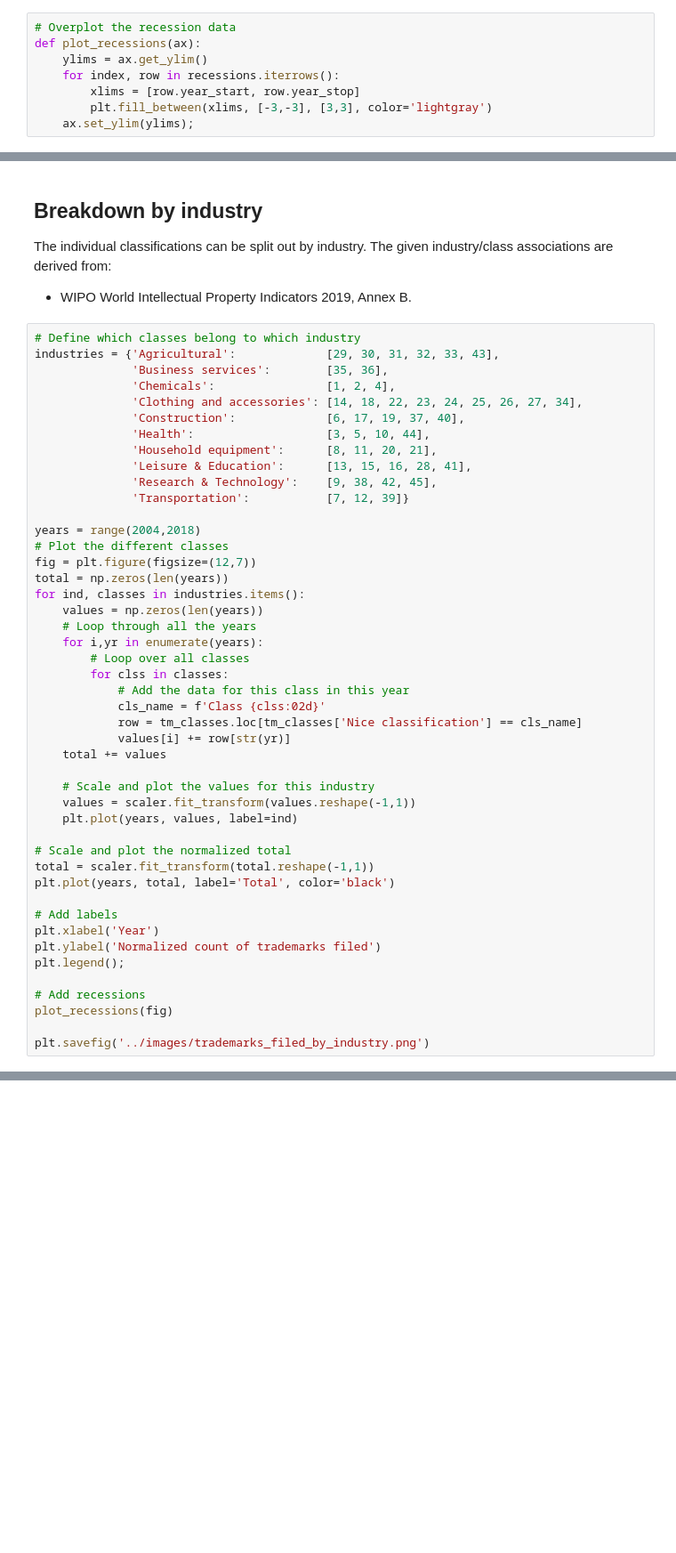
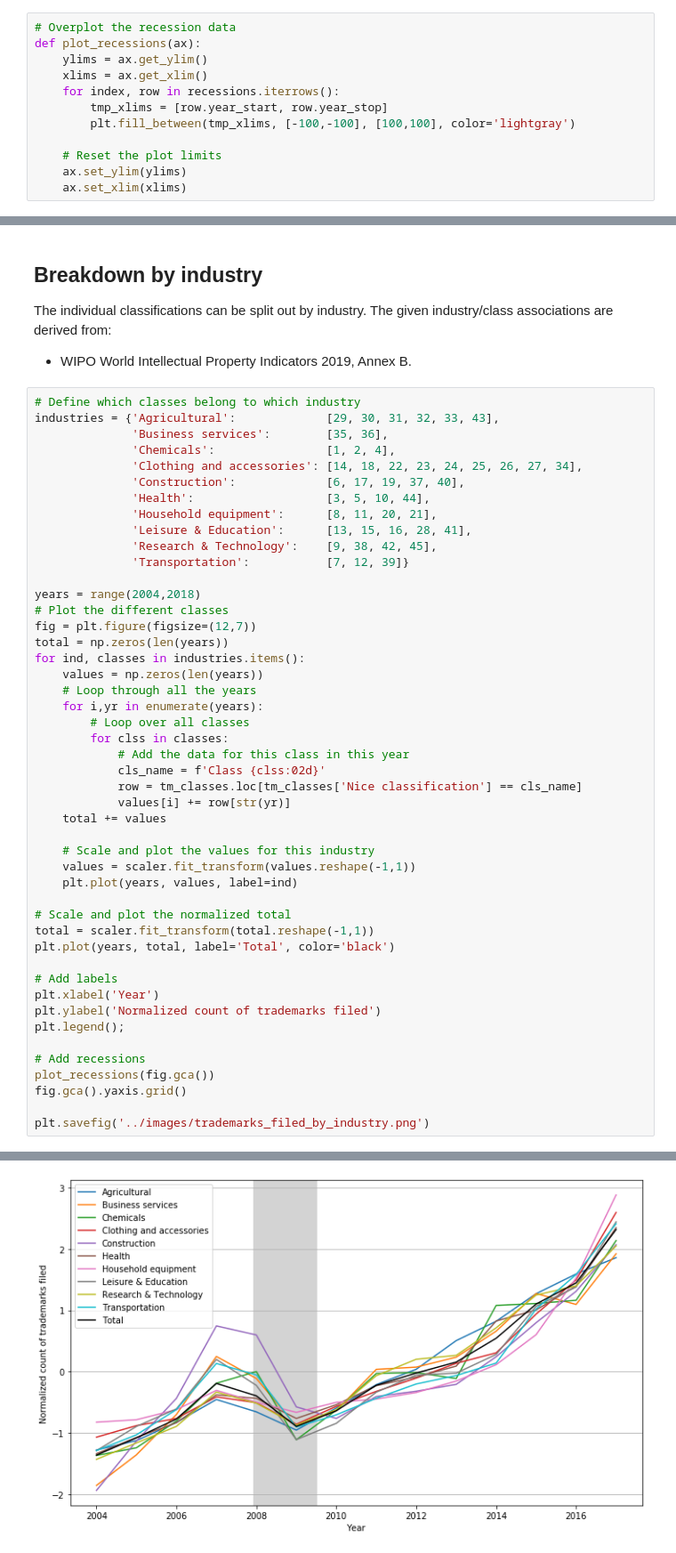
Before and after one commit to Jvinniec/trademarks_and_industry, a Jupyter notebook: notebooks/jobs_and_stocks.ipynb, the cells around one changed output, grey strips where cells are left out. Shown: that part at 89% size. Drawn from its saved outputs; the diff is of its cells as text; blank space fills up the shorter version.

```diff
--- a/notebooks/jobs_and_stocks.ipynb
+++ b/notebooks/jobs_and_stocks.ipynb
@@ -94,10 +94,14 @@ recessions.head(4)
 # Overplot the recession data
 def plot_recessions(ax):
     ylims = ax.get_ylim()
+    xlims = ax.get_xlim()
     for index, row in recessions.iterrows():
-        xlims = [row.year_start, row.year_stop]
-        plt.fill_between(xlims, [-3,-3], [3,3], color='lightgray')
-    ax.set_ylim(ylims);
+        tmp_xlims = [row.year_start, row.year_stop]
+        plt.fill_between(tmp_xlims, [-100,-100], [100,100], color='lightgray')
+
+    # Reset the plot limits
+    ax.set_ylim(ylims)
+    ax.set_xlim(xlims)
 # %%
 # Make some interesting plots
 ax = data_scaled.plot(x='Year', figsize=(10,7),
@@ -186,7 +191,8 @@ plt.ylabel('Normalized count of trademarks filed')
 plt.legend();
 
 # Add recessions
-plot_recessions(fig)
+plot_recessions(fig.gca())
+fig.gca().yaxis.grid()
 
 plt.savefig('../images/trademarks_filed_by_industry.png')
 # %% [output]
@@ -194,3 +199,4 @@ AttributeError: 'Figure' object has no attribute 'get_ylim'
+[figure, added]
 # %% [markdown]
 ## Observations
 * The three tracked market indices track well with one another.
```
Also changed, not shown: parts of 2 cells of this notebook.
